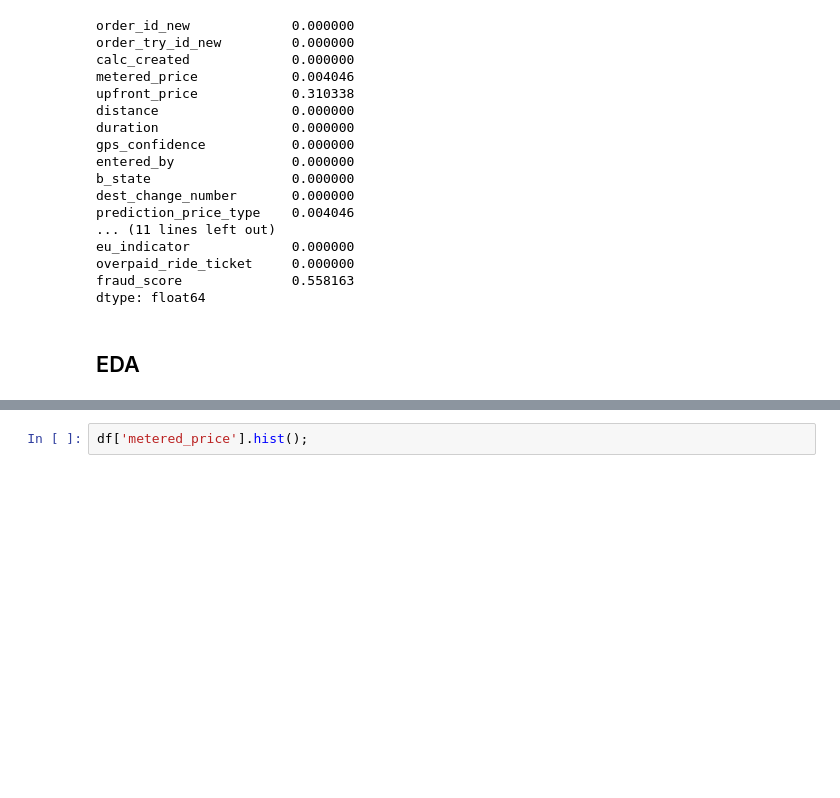
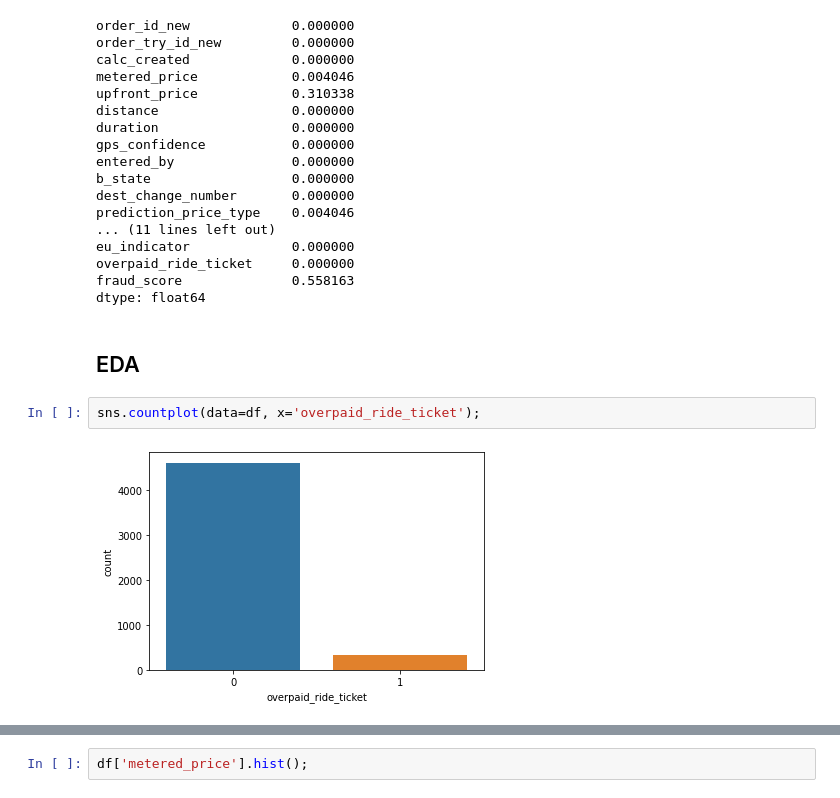
Before and after one commit to Starburned7/data-analytics-projects, a Jupyter notebook: taxi_data_analysis.ipynb, the cells around one changed output, grey strips where cells are left out. Saved outputs shown, nothing was run; the diff lists cells and outputs as text; blank space fills up the shorter version.

```diff
--- a/taxi_data_analysis.ipynb
+++ b/taxi_data_analysis.ipynb
@@ -147,3 +148,7 @@ fraud_score              0.558163
 dtype: float64
 # %% [markdown]
 ## EDA
+# %%
+sns.countplot(data=df, x='overpaid_ride_ticket');
+# %% [output]
+[figure, added]
```
Also changed, not shown: parts of 10 cells of this notebook, 1 other file.
